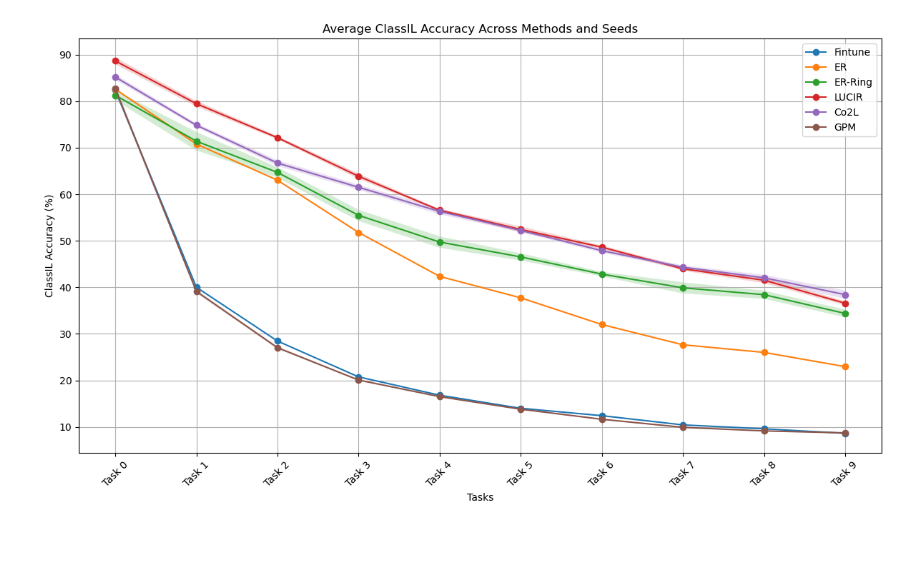
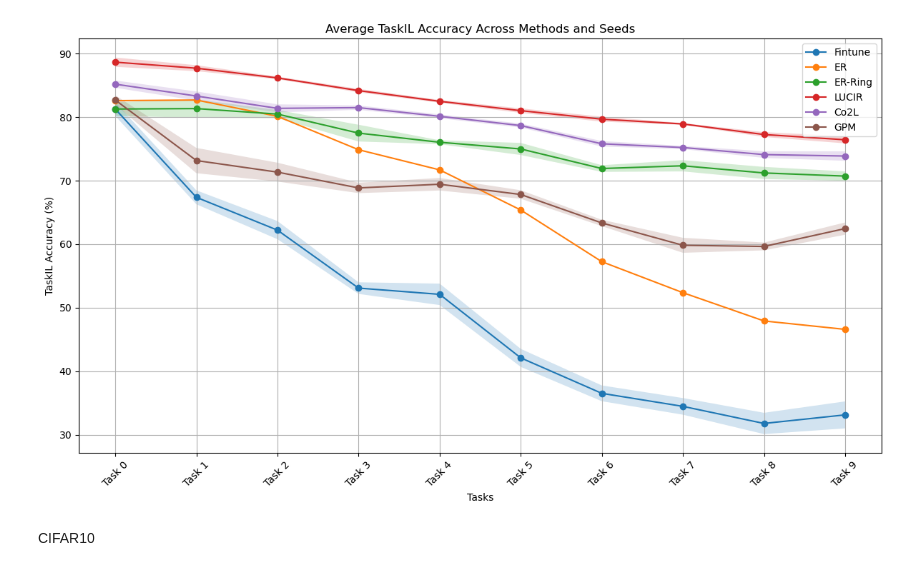
Before and after one commit to KoyoImai/surey, a Jupyter notebook: CIL/logs/glaph.ipynb, the cells around one changed output. Cells and saved outputs as stored; diff of their text form; code cells hidden in the pictures; blank space fills up the shorter version.

```diff
--- a/CIL/logs/glaph.ipynb
+++ b/CIL/logs/glaph.ipynb
@@ -118,9 +121,9 @@ method_log_files = {
     'Fintune': [
         "/home/kouyou/ContinualLearning/survey/CIL/logs/er/fintune_er_reservoir0_cifar100_seed0_date2025_04_09/exp_log/experiment.log",
         "/home/kouyou/ContinualLearning/survey/CIL/logs/er/fintune_er_reservoir0_cifar100_seed1_date2025_04_09/exp_log/experiment.log",
-        # "/home/kouyou/ContinualLearning/survey/CIL/logs/er/fintune_er_reservoir0_cifar100_seed2_date2025_04_09/exp_log/experiment.log",
-        # "/home/kouyou/ContinualLearning/survey/CIL/logs/er/fintune_er_reservoir0_cifar100_seed3_date2025_04_09/exp_log/experiment.log",
-        # "/home/kouyou/ContinualLearning/survey/CIL/logs/er/fintune_er_reservoir0_cifar100_seed4_date2025_04_09/exp_log/experiment.log",
+        "/home/kouyou/ContinualLearning/survey/CIL/logs/er/fintune_er_reservoir0_cifar100_seed2_date2025_04_09/exp_log/experiment.log",
+        "/home/kouyou/ContinualLearning/survey/CIL/logs/er/fintune_er_reservoir0_cifar100_seed3_date2025_04_09/exp_log/experiment.log",
+        "/home/kouyou/ContinualLearning/survey/CIL/logs/er/fintune_er_reservoir0_cifar100_seed4_date2025_04_09/exp_log/experiment.log",
     ],
     'ER': [
         "/home/kouyou/ContinualLearning/survey/CIL/logs/er/er_er_reservoir2000_cifar100_seed0_date2025_04_09/exp_log/experiment.log",
@@ -156,7 +159,7 @@ method_log_files = {
         '/home/kouyou/ContinualLearning/survey/CIL/logs/gpm/gpm_gpm_ring0_cifar100_seed2_date2025_04_09/exp_log/experiment.log',
         '/home/kouyou/ContinualLearning/survey/CIL/logs/gpm/gpm_gpm_ring0_cifar100_seed3_date2025_04_09/exp_log/experiment.log',
         '/home/kouyou/ContinualLearning/survey/CIL/logs/gpm/gpm_gpm_ring0_cifar100_seed4_date2025_04_09/exp_log/experiment.log',
-    ],
+    ]
 }
 
 # プロットの準備
@@ -169,54 +172,54 @@ for method_name, log_files in method_log_files.items():
 
     for log_file in log_files:
         tasks = []
-        classil_accuracies = []
+        taskil_accuracies = []
 
         with open(log_file, 'r') as file:
             for line in file:
-                match = re.search(r'task (\d+) Epoch (\d+):.*ClassIL_accuracy=([\d\.]+)', line)
+                match = re.search(r'task (\d+) Epoch (\d+):.*TaskIL_accuracy=([\d\.]+)', line)
                 if match:
-                    task_id, epoch, classil_acc = match.groups()
+                    task_id, epoch, taskil_acc = match.groups()
                     task_id, epoch = int(task_id), int(epoch)
-                    classil_acc = float(classil_acc)
+                    taskil_acc = float(taskil_acc)
 
                     if len(tasks) == 0 or tasks[-1] != task_id:
                         tasks.append(task_id)
-                        classil_accuracies.append([])
+                        taskil_accuracies.append([])
 
-                    classil_accuracies[-1].append(classil_acc)
+                    taskil_accuracies[-1].append(taskil_acc)
 
         # 各タスク終了時の最終精度を抽出
-        final_accuracies = [accs[-1] for accs in classil_accuracies]
+        final_accuracies = [accs[-1] for accs in taskil_accuracies]
         all_seed_task_accuracies.append(final_accuracies)
 
     # NumPy配列に変換し、シードごとに平均値と標準偏差を計算
     all_seed_task_accuracies = np.array(all_seed_task_accuracies)
     mean_accuracies = np.mean(all_seed_task_accuracies, axis=0)
     std_accuracies = np.std(all_seed_task_accuracies, axis=0)
 
     # タスクのインデックスを作成
     task_indices = [f'Task {i}' for i in range(len(mean_accuracies))]
 
     # 各手法の平均精度をプロット
     plt.plot(task_indices, mean_accuracies, marker='o', linestyle='-', label=f'{method_name}')
-
-    # 標準偏差の範囲をプロット
     plt.fill_between(task_indices,
                      mean_accuracies - std_accuracies,
                      mean_accuracies + std_accuracies,
                      alpha=0.2)
 
 # グラフ設定
-plt.title('Average ClassIL Accuracy Across Methods and Seeds')
+plt.title('Average TaskIL Accuracy Across Methods and Seeds')
 plt.xlabel('Tasks')
-plt.ylabel('ClassIL Accuracy (%)')
+plt.ylabel('TaskIL Accuracy (%)')
 plt.grid(True)
 plt.xticks(rotation=45)
 plt.legend()
 plt.tight_layout()
 plt.show()
 # %% [output]
-[figure, old version]
+[figure, new version]
+# %% [markdown]
+CIFAR10
 # %%
 import re
 import numpy as np
```
Also changed, not shown: parts of 4 cells of this notebook, 11 other files.
